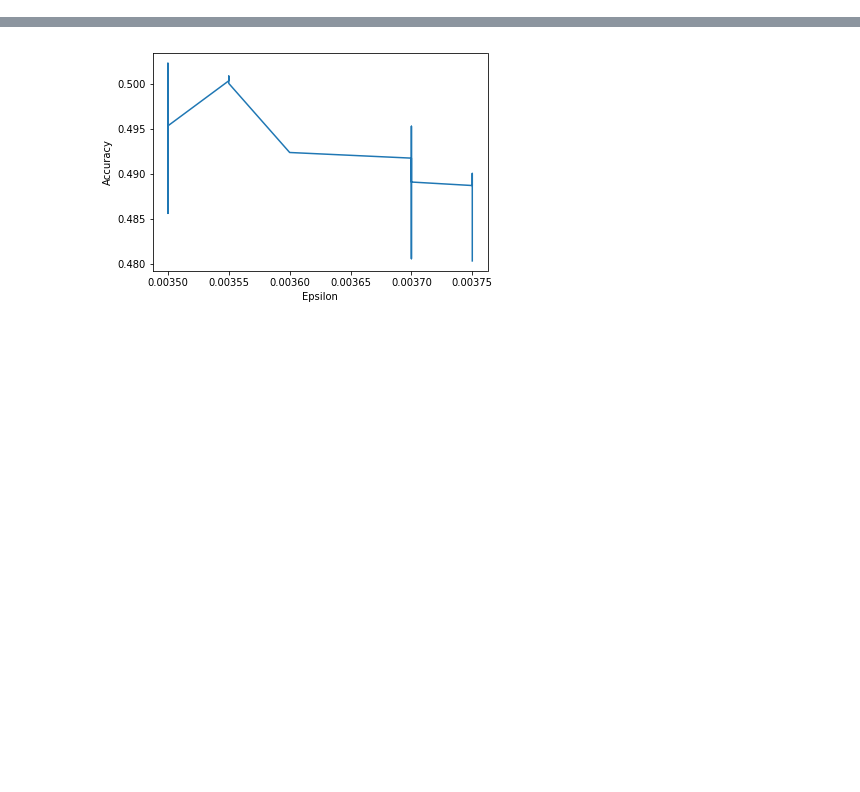
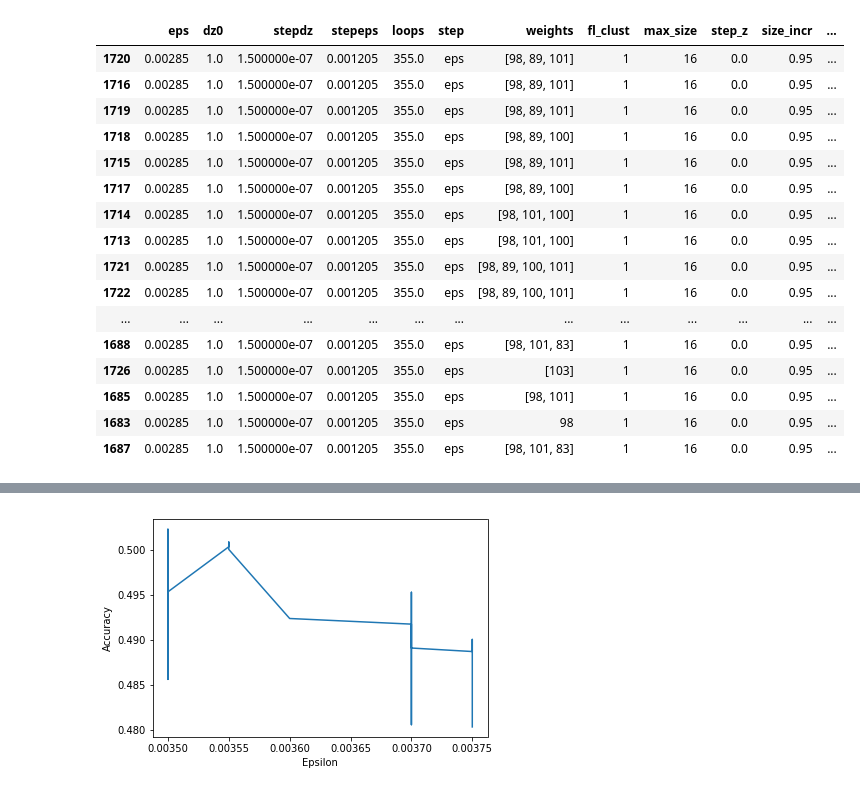
Before and after one commit to escuccim/trackml_code, a Jupyter notebook: gridsearch_scratchpad.ipynb, the cells around one changed output, grey strips where cells are left out. Drawn from its saved outputs; the diff is of its cells as text; code cells hidden in the pictures; blank space fills up the shorter version.

Commit message:
Last minute tuning

```diff
--- a/gridsearch_scratchpad.ipynb
+++ b/gridsearch_scratchpad.ipynb
@@ -14,10 +14,28 @@ results_df = results_df[results_df.acc > 0.51]
 # results_df = results_df[results_df.stepeps != 0.000006]
 # results_df = results_df[results_df.dz0 < -0.00065]
 # results_df.sort_values("acc", ascending=False, inplace=True)
-results_df.drop_duplicates(inplace=True, keep="last")
+# results_df.drop_duplicates(inplace=True, keep="last")
 results_df.to_pickle("gs_results.pkl")
 # %%
-# 1535
-results_df.sort_index().loc[1535:].sort_values("acc", ascending=False)
+# 1683
+results_df.sort_index().loc[1683:].sort_values("acc", ascending=False)
+# %% [output]
+|  | eps | dz0 | stepdz | stepeps | loops | step | weights | fl_clust | max_size | step_z | size_incr | ... |
+| 1720 | 0.00285 | 1.0 | 1.500000e-07 | 0.001205 | 355.0 | eps | [98, 89, 101] | 1 | 16 | 0.0 | 0.95 | ... |
+| 1716 | 0.00285 | 1.0 | 1.500000e-07 | 0.001205 | 355.0 | eps | [98, 89, 101] | 1 | 16 | 0.0 | 0.95 | ... |
+| 1719 | 0.00285 | 1.0 | 1.500000e-07 | 0.001205 | 355.0 | eps | [98, 89, 101] | 1 | 16 | 0.0 | 0.95 | ... |
+| 1718 | 0.00285 | 1.0 | 1.500000e-07 | 0.001205 | 355.0 | eps | [98, 89, 100] | 1 | 16 | 0.0 | 0.95 | ... |
+| 1715 | 0.00285 | 1.0 | 1.500000e-07 | 0.001205 | 355.0 | eps | [98, 89, 101] | 1 | 16 | 0.0 | 0.95 | ... |
+| 1717 | 0.00285 | 1.0 | 1.500000e-07 | 0.001205 | 355.0 | eps | [98, 89, 100] | 1 | 16 | 0.0 | 0.95 | ... |
+| 1714 | 0.00285 | 1.0 | 1.500000e-07 | 0.001205 | 355.0 | eps | [98, 101, 100] | 1 | 16 | 0.0 | 0.95 | ... |
+| 1713 | 0.00285 | 1.0 | 1.500000e-07 | 0.001205 | 355.0 | eps | [98, 101, 100] | 1 | 16 | 0.0 | 0.95 | ... |
+| 1721 | 0.00285 | 1.0 | 1.500000e-07 | 0.001205 | 355.0 | eps | [98, 89, 100, 101] | 1 | 16 | 0.0 | 0.95 | ... |
+| 1722 | 0.00285 | 1.0 | 1.500000e-07 | 0.001205 | 355.0 | eps | [98, 89, 100, 101] | 1 | 16 | 0.0 | 0.95 | ... |
+| ... | ... | ... | ... | ... | ... | ... | ... | ... | ... | ... | ... | ... |
+| 1688 | 0.00285 | 1.0 | 1.500000e-07 | 0.001205 | 355.0 | eps | [98, 101, 83] | 1 | 16 | 0.0 | 0.95 | ... |
+| 1726 | 0.00285 | 1.0 | 1.500000e-07 | 0.001205 | 355.0 | eps | [103] | 1 | 16 | 0.0 | 0.95 | ... |
+| 1685 | 0.00285 | 1.0 | 1.500000e-07 | 0.001205 | 355.0 | eps | [98, 101] | 1 | 16 | 0.0 | 0.95 | ... |
+| 1683 | 0.00285 | 1.0 | 1.500000e-07 | 0.001205 | 355.0 | eps | 98 | 1 | 16 | 0.0 | 0.95 | ... |
+| 1687 | 0.00285 | 1.0 | 1.500000e-07 | 0.001205 | 355.0 | eps | [98, 101, 83] | 1 | 16 | 0.0 | 0.95 | ... |
 # %%
 #Counter: 283 Eps: 0.00385 dz0: -0.00074 stepdz: 1e-05 stepeps: 4e-06 loops: 75 mean score: 0.41541319627955176
```
Also changed, not shown: parts of 2 cells of this notebook, 4 other files.
